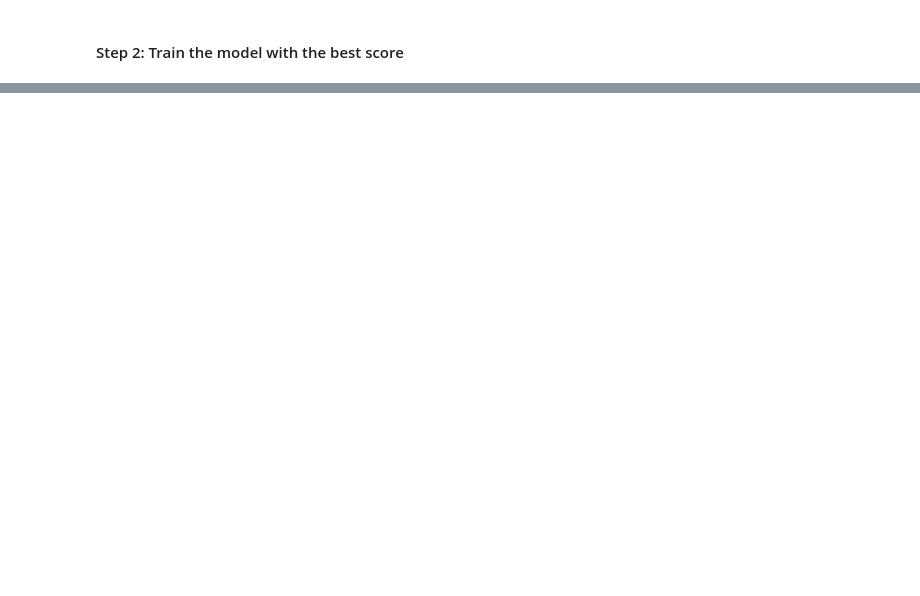
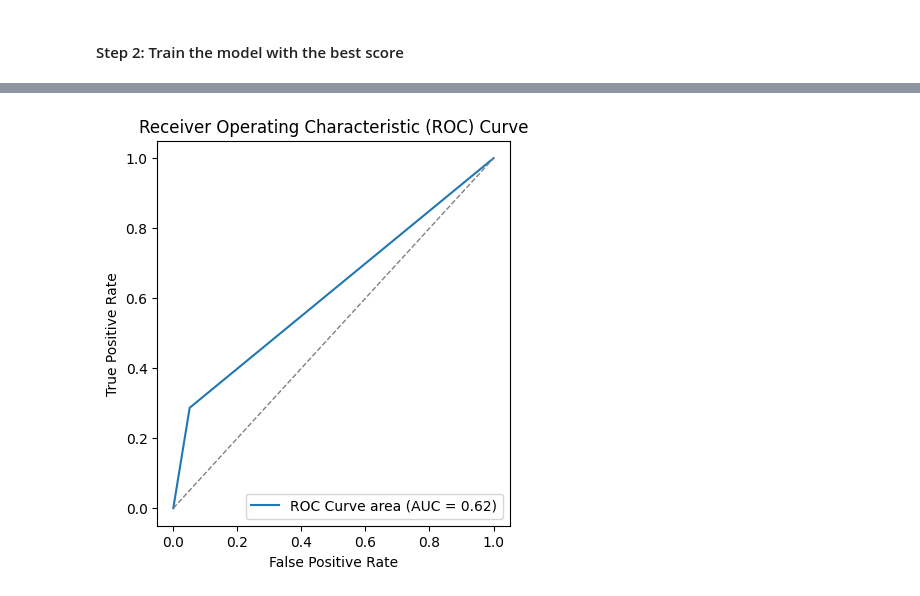
Before and after one commit to naty88/customer_subscriptions_prediction, a Jupyter notebook: notebooks/model_selection.ipynb, the cells around one changed output, grey strips where cells are left out. Saved outputs shown, nothing was run; the diff lists cells and outputs as text; code cells hidden in the pictures; blank space fills up the shorter version.

```diff
--- a/notebooks/model_selection.ipynb
+++ b/notebooks/model_selection.ipynb
@@ -164,0 +283,4 @@ params = optimizer.hyperparameter_tuning(data_transformer, X_train, y_train)
+# %%
+show_roc_curve(y_test, y_pred)
+# %% [output]
+[figure, added]
```
Also changed, not shown: parts of 16 cells of this notebook, 11 other files.
